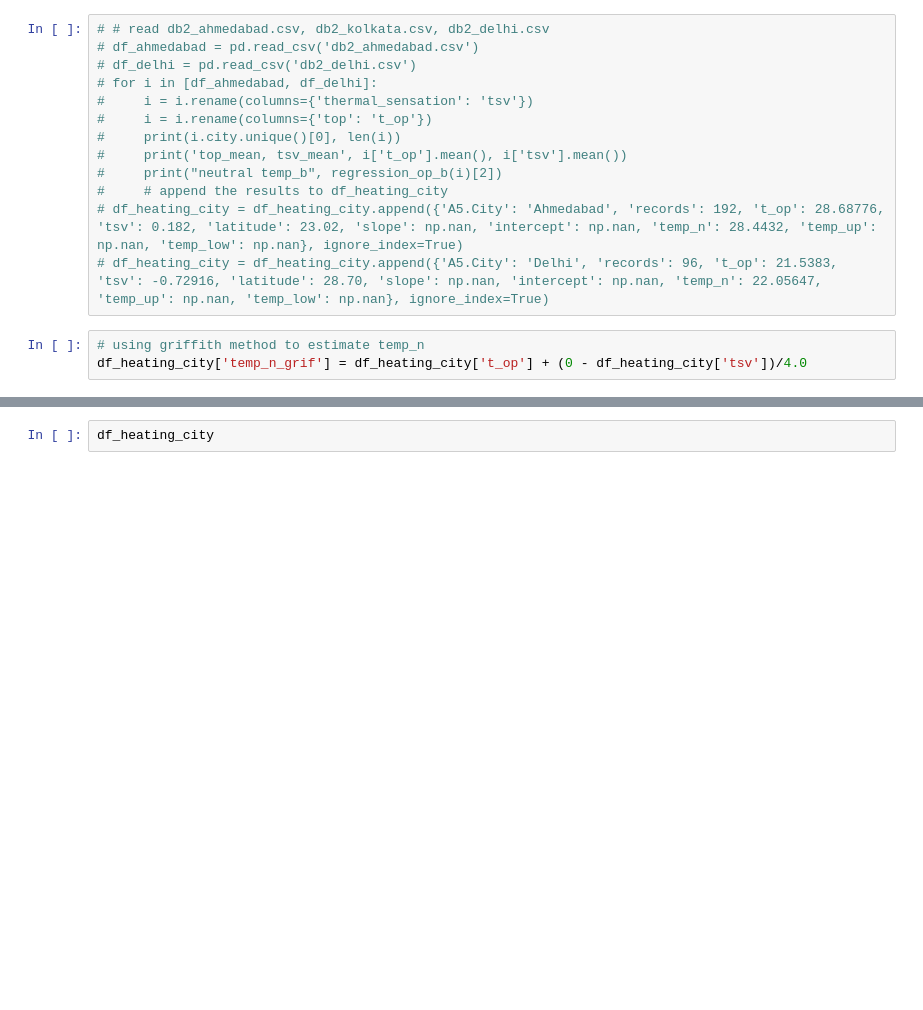
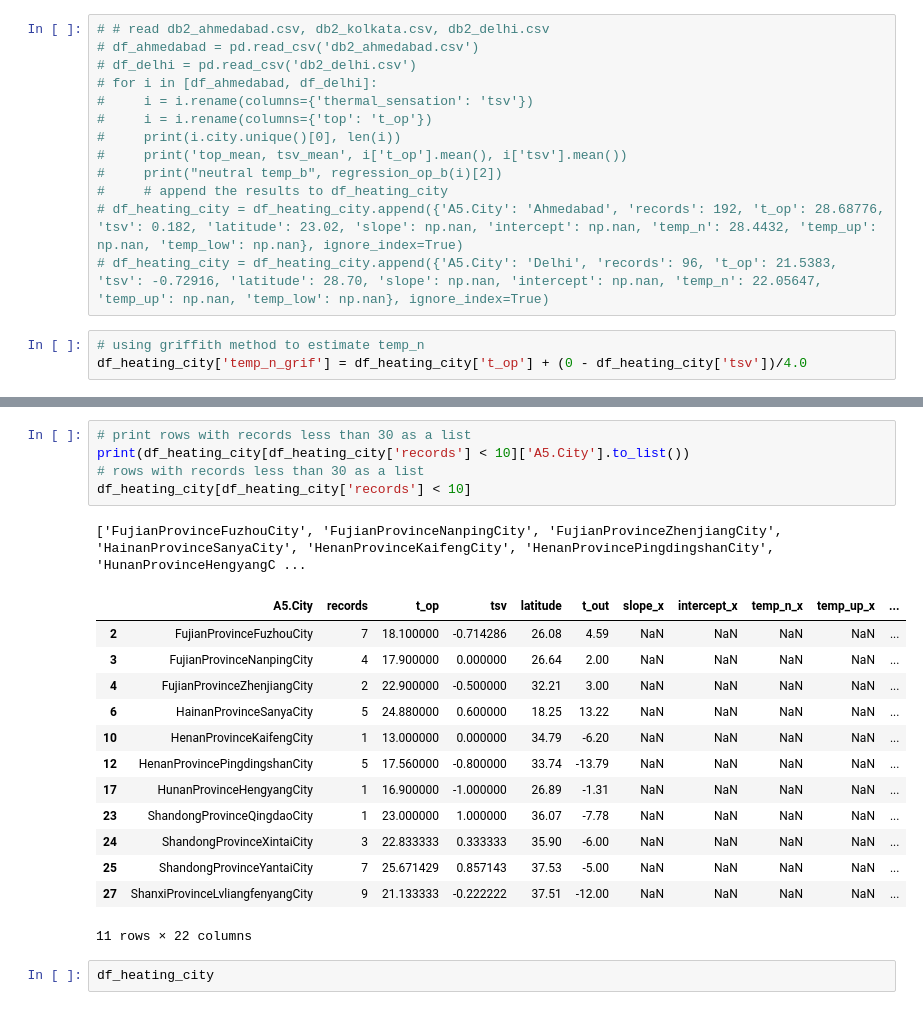
Before and after one commit to ruijis/RD_comfort, a Jupyter notebook: explore.ipynb, the cells around one changed output, grey strips where cells are left out. Drawn from its saved outputs; the diff is of its cells as text; blank space fills up the shorter version.

```diff
--- a/explore.ipynb
+++ b/explore.ipynb
@@ -324,3 +341,23 @@ df_heating_city['temp_n_grif'] = df_heating_city['t_op'] + (0 - df_heating_city[
+# %%
+# print rows with records less than 30 as a list
+print(df_heating_city[df_heating_city['records'] < 10]['A5.City'].to_list())
+# rows with records less than 30 as a list
+df_heating_city[df_heating_city['records'] < 10]
+# %% [output]
+['FujianProvinceFuzhouCity', 'FujianProvinceNanpingCity', 'FujianProvinceZhenjiangCity', 'HainanProvinceSanyaCity', 'HenanProvinceKaifengCity', 'HenanProvincePingdingshanCity', 'HunanProvinceHengyangC ...
+|  | A5.City | records | t_op | tsv | latitude | t_out | slope_x | intercept_x | temp_n_x | temp_up_x | ... |
+| 2 | FujianProvinceFuzhouCity | 7 | 18.100000 | -0.714286 | 26.08 | 4.59 | NaN | NaN | NaN | NaN | ... |
+| 3 | FujianProvinceNanpingCity | 4 | 17.900000 | 0.000000 | 26.64 | 2.00 | NaN | NaN | NaN | NaN | ... |
+| 4 | FujianProvinceZhenjiangCity | 2 | 22.900000 | -0.500000 | 32.21 | 3.00 | NaN | NaN | NaN | NaN | ... |
+| 6 | HainanProvinceSanyaCity | 5 | 24.880000 | 0.600000 | 18.25 | 13.22 | NaN | NaN | NaN | NaN | ... |
+| 10 | HenanProvinceKaifengCity | 1 | 13.000000 | 0.000000 | 34.79 | -6.20 | NaN | NaN | NaN | NaN | ... |
+| 12 | HenanProvincePingdingshanCity | 5 | 17.560000 | -0.800000 | 33.74 | -13.79 | NaN | NaN | NaN | NaN | ... |
+| 17 | HunanProvinceHengyangCity | 1 | 16.900000 | -1.000000 | 26.89 | -1.31 | NaN | NaN | NaN | NaN | ... |
+| 23 | ShandongProvinceQingdaoCity | 1 | 23.000000 | 1.000000 | 36.07 | -7.78 | NaN | NaN | NaN | NaN | ... |
+| 24 | ShandongProvinceXintaiCity | 3 | 22.833333 | 0.333333 | 35.90 | -6.00 | NaN | NaN | NaN | NaN | ... |
+| 25 | ShandongProvinceYantaiCity | 7 | 25.671429 | 0.857143 | 37.53 | -5.00 | NaN | NaN | NaN | NaN | ... |
+| 27 | ShanxiProvinceLvliangfenyangCity | 9 | 21.133333 | -0.222222 | 37.51 | -12.00 | NaN | NaN | NaN | NaN | ... |
+11 rows × 22 columns
 # %%
 df_heating_city
 # %% [output]
```
Also changed, not shown: parts of 3 cells of this notebook.
